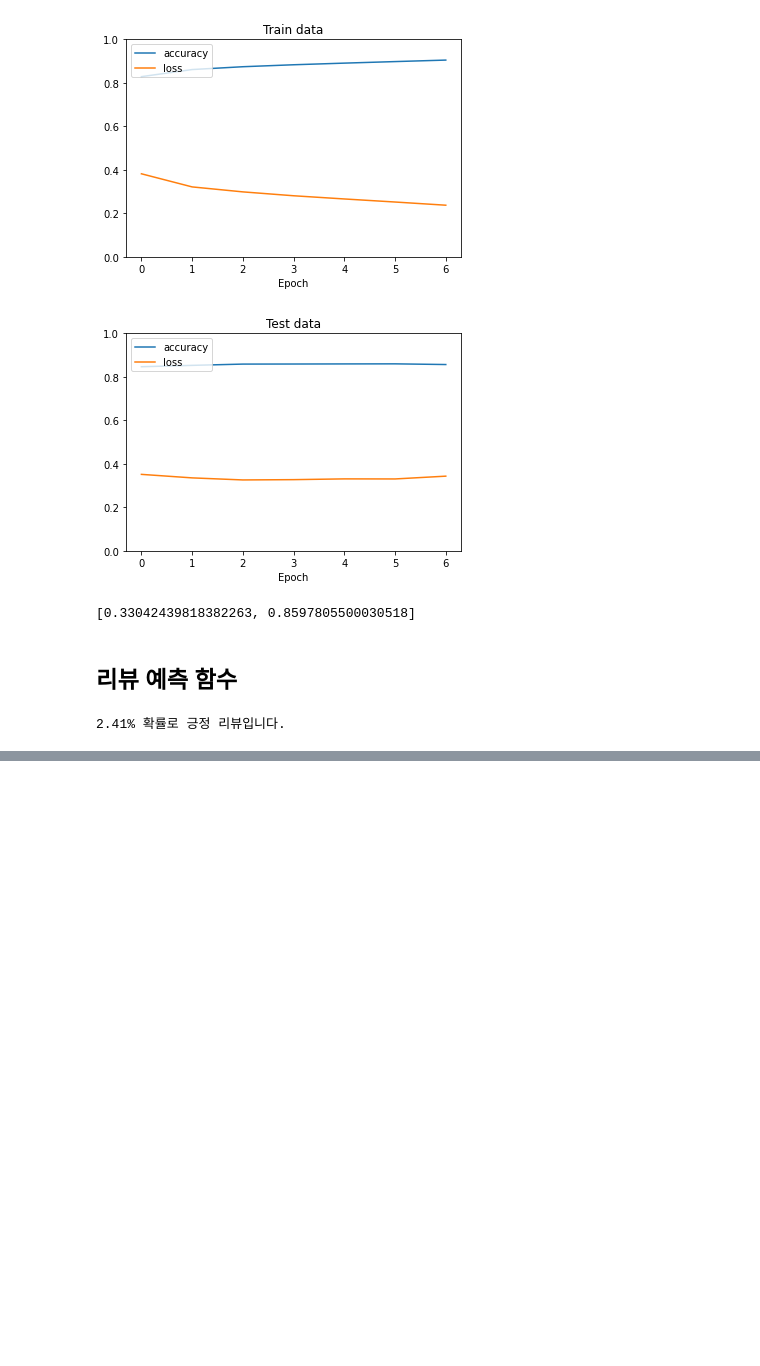
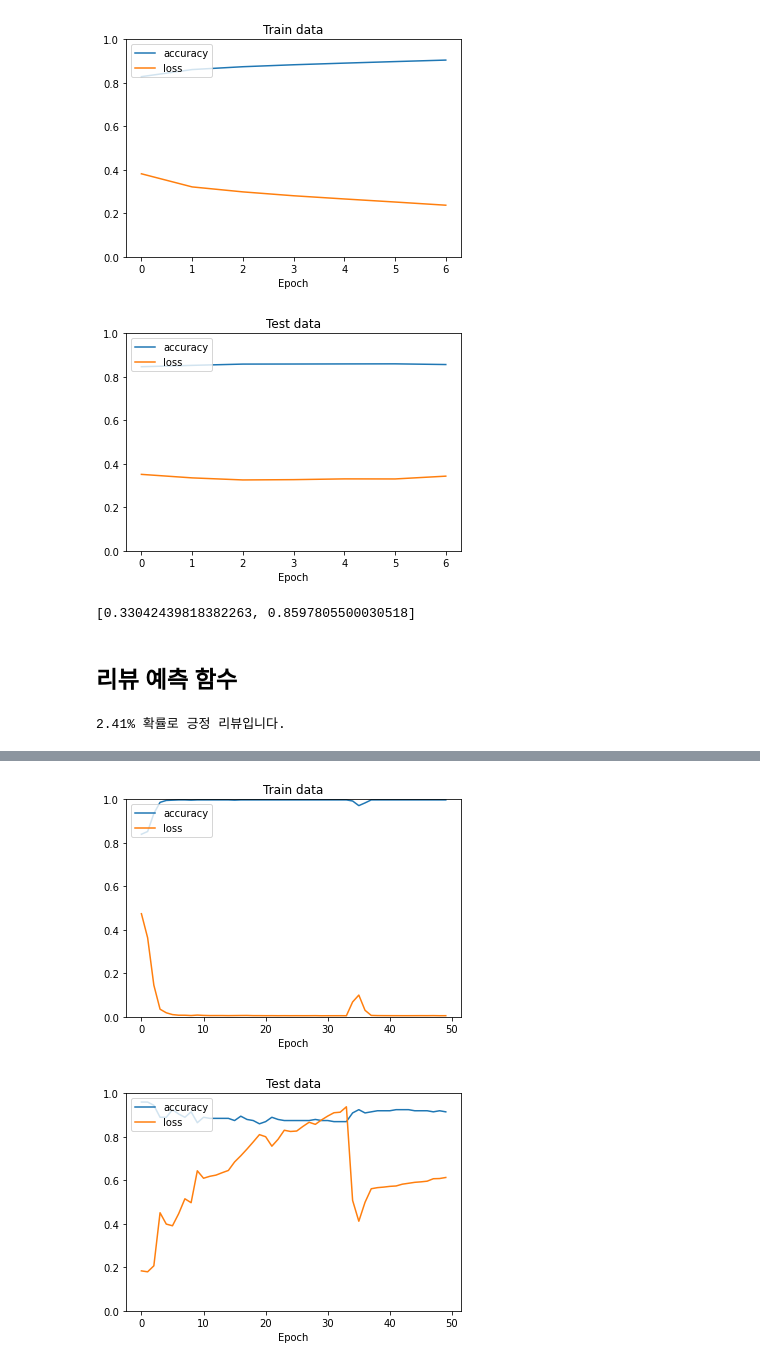
Before and after one commit to StoneBridgeLC/sentiment-analysis, a Jupyter notebook: main.ipynb, the cells around one changed output, grey strips where cells are left out. Drawn from its saved outputs; the diff is of its cells as text; code cells hidden in the pictures; blank space fills up the shorter version.

```diff
--- a/main.ipynb
+++ b/main.ipynb
@@ -352,0 +713,74 @@ loaded_model.evaluate(X_test, y_test)
+# %%
+
+# 데이터 로드
+labeled_data = pd.read_excel('./dataset/recent_comment_1000.xlsx')
+
+# 데이터 전처리
+labeled_data['body'] = labeled_data['body'].str.replace("[^ㄱ-ㅎㅏ-ㅣ가-힣 ]","") # 정규 표현식으로 한글만 남기고 나머지 제거
+labeled_data['body'] = labeled_data['body'].str.replace('^ +', "") # 공백은 empty 값으로 변경
+labeled_data['body'].replace('', np.nan, inplace=True) # 공백은 Null 값으로 변경
+labeled_data = labeled_data.dropna(how='any') # Null 값 제거
+print('전처리 후 테스트용 샘플의 개수 :',len(labeled_data))
+
+# 토큰화
+okt = Okt()
+stopwords = ['의', '가', '이', '은', '들', '는', '좀', '잘', '걍', '과', '도', '를', '으로', '자', '에', '와', '한', '하다']
+X_test = []
+for sentence in labeled_data['body']:
+    temp_X = okt.morphs(sentence, stem=True) # 토큰화
+    temp_X = [word for word in temp_X if not word in stopwords] # 불용어 제거
+    X_test.append(temp_X)
+
+y_test = np.array(labeled_data['label'])
+
+# 정수 인코딩
+with open('tokenizer.pickle', 'rb') as myfile:
+    tokenizer = pickle.load(myfile)
+
+X_test = tokenizer.texts_to_sequences(X_test)
+
+# 패딩
+max_len = 40
+X_test = pad_sequences(X_test, maxlen=max_len)
+
+base2_model = base_model
+
+model = Sequential()
+model.add(Embedding(19416, 100))
+model.add(LSTM(128))
+model.add(Dense(256, activation='relu'))
+model.add(Dense(1, activation='sigmoid'))
+
+# 테스트 데이터 손실(val_loss)가 증가하면, 과적합 징후이므로 검증 데이터 손실이 4회 이상 증가하면 조기 종료(Early Stopping)
+# ModelCheckpoint를 사용하여 검증 데이터의 정확도(val_acc)가 이전보다 좋아질 경우에만 모델을 저장
+
+model.compile(
+    optimizer='adam',
+    loss='binary_crossentropy',
+    metrics=['acc']
+)
+
+# epoch는 20번 수행, 훈련 데이터 중 20%를 검증 데이터로 사용
+history = model.fit(
+    X_test, y_test,
+    epochs=50,
+    batch_size=10,
+    validation_split=0.2
+)
+
+plt.plot(history.history['acc'])
+plt.plot(history.history['loss'])
+plt.title('Train data')
+plt.xlabel('Epoch')
+plt.ylim(0, 1)
+plt.legend(['accuracy', 'loss'], loc='upper left')
+plt.show()
+
+plt.plot(history.history['val_acc'])
+plt.plot(history.history['val_loss'])
+plt.title('Test data')
+plt.xlabel('Epoch')
+plt.ylim(0, 1)
+plt.legend(['accuracy', 'loss'], loc='upper left')
+plt.show()
+# %% [output]
@@ -352,0 +804,2 @@ loaded_model.evaluate(X_test, y_test)
+[figure, added]
+[figure, added]
```
Also changed, not shown: parts of 11 cells of this notebook, 3 other files.
